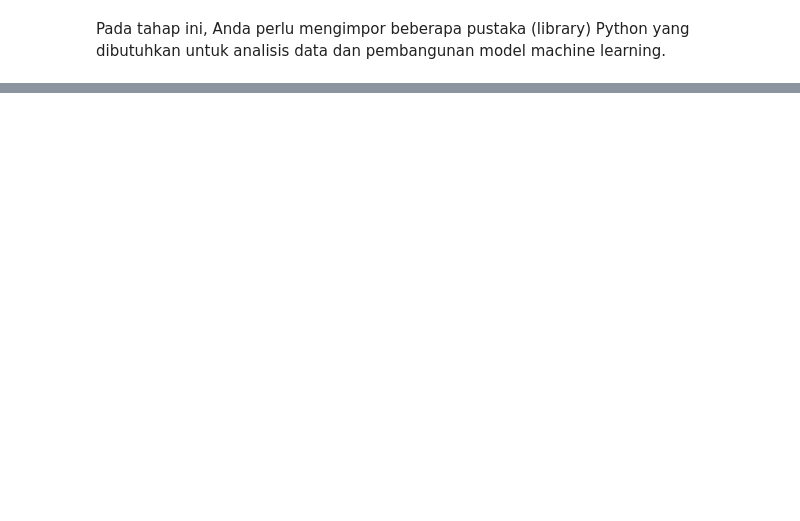
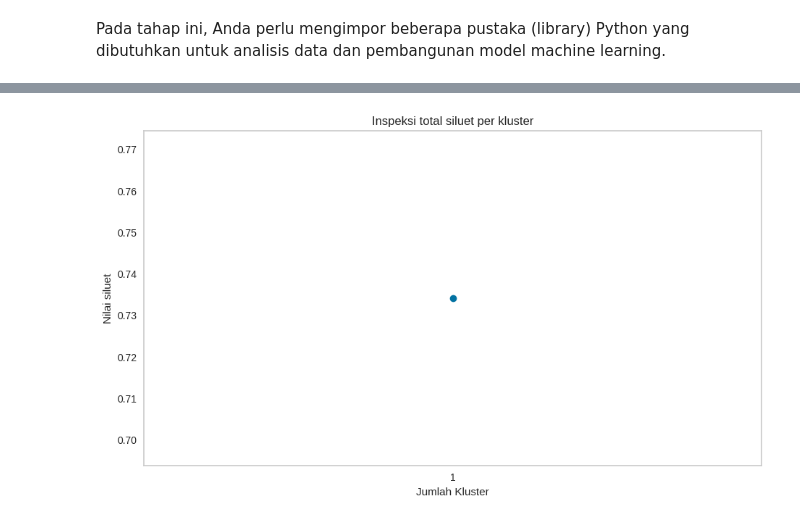
Before and after one commit to DGkurnia/cnkproject, a Jupyter notebook: BMLP_Derfansyah_Guswiranata_Kurnia_clus_ii.ipynb, the cells around one changed output, grey strips where cells are left out. Drawn from its saved outputs; the diff is of its cells as text; code cells hidden in the pictures; blank space fills up the shorter version.

```diff
--- a/BMLP_Derfansyah_Guswiranata_Kurnia_clus_ii.ipynb
+++ b/BMLP_Derfansyah_Guswiranata_Kurnia_clus_ii.ipynb
@@ -1148,0 +950,5 @@ plt.show()
+# %%
+#Tahap awal fungsi dengan seleksi fitur
+silminb = 0.55
+optminb = 0.70
+maxexb = 43200  # 12 jam dalam detik
@@ -1148,0 +1055,7 @@ plt.show()
+# %%
+#eksekusi data melalui seleksi fitur
+datan = nilkomp.copy()
+dfdatan = pd.DataFrame(datan)
+#cek hasil
+dfdatan.info()
+#ke eksekusi
@@ -1148,0 +1083,4 @@ plt.show()
+# %%
+# Eksekusi untuk kondisi dengan seleksi fitur (di generasi konsol)
+hslsfk = evaluate_overall_silhouette(dfdatan, 5)  # Kondisi dengan seleksi fitur di konsol
+print(hslsfk)
@@ -1148,0 +1095,6 @@ plt.show()
+# %%
+#grafik hasil k untuk jenis konsol
+grfjk = plot_elbow_method([hslsfk])
+grfjk
+# %% [output]
+[figure, added]
```
Also changed, not shown: parts of 239 cells of this notebook.
